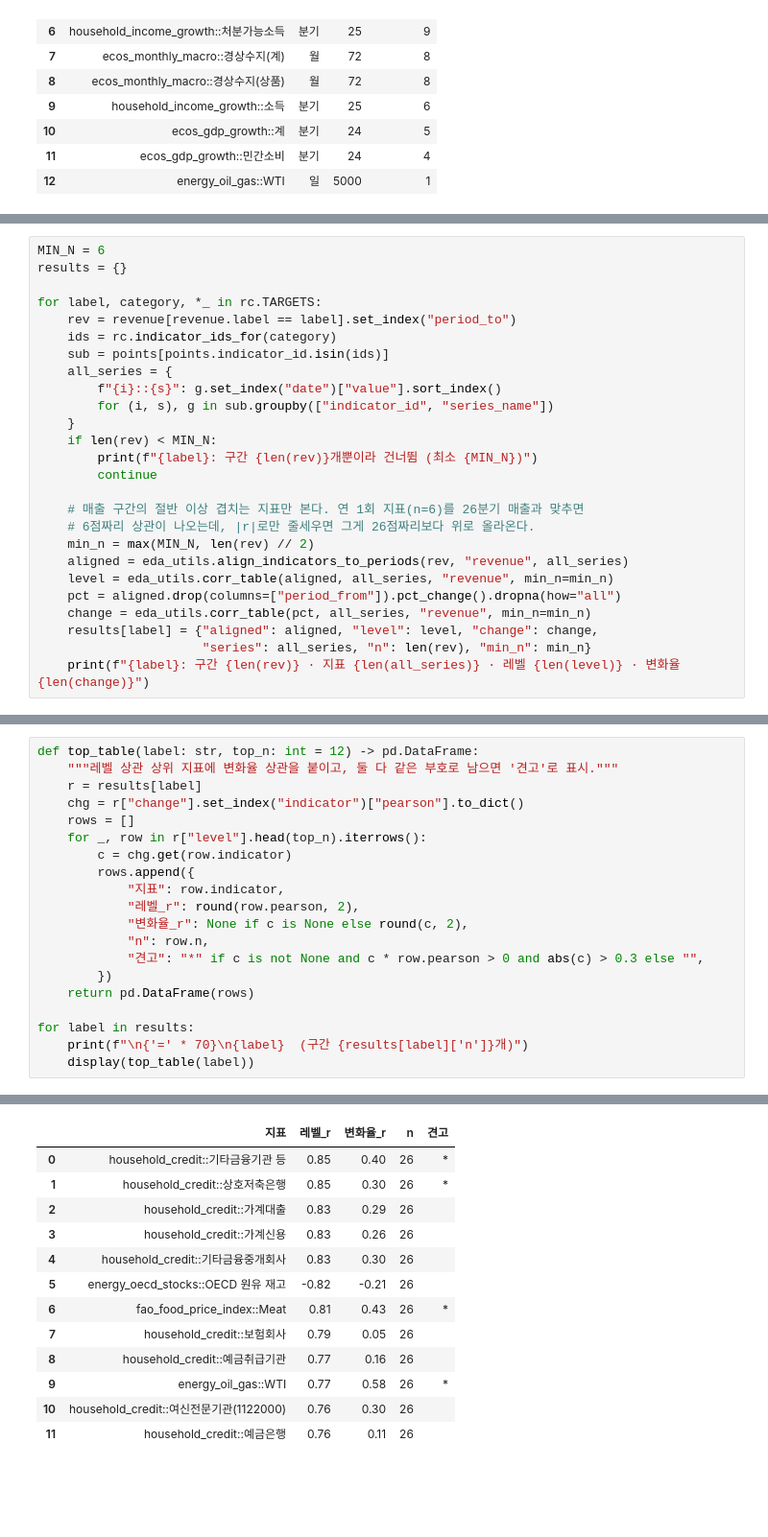
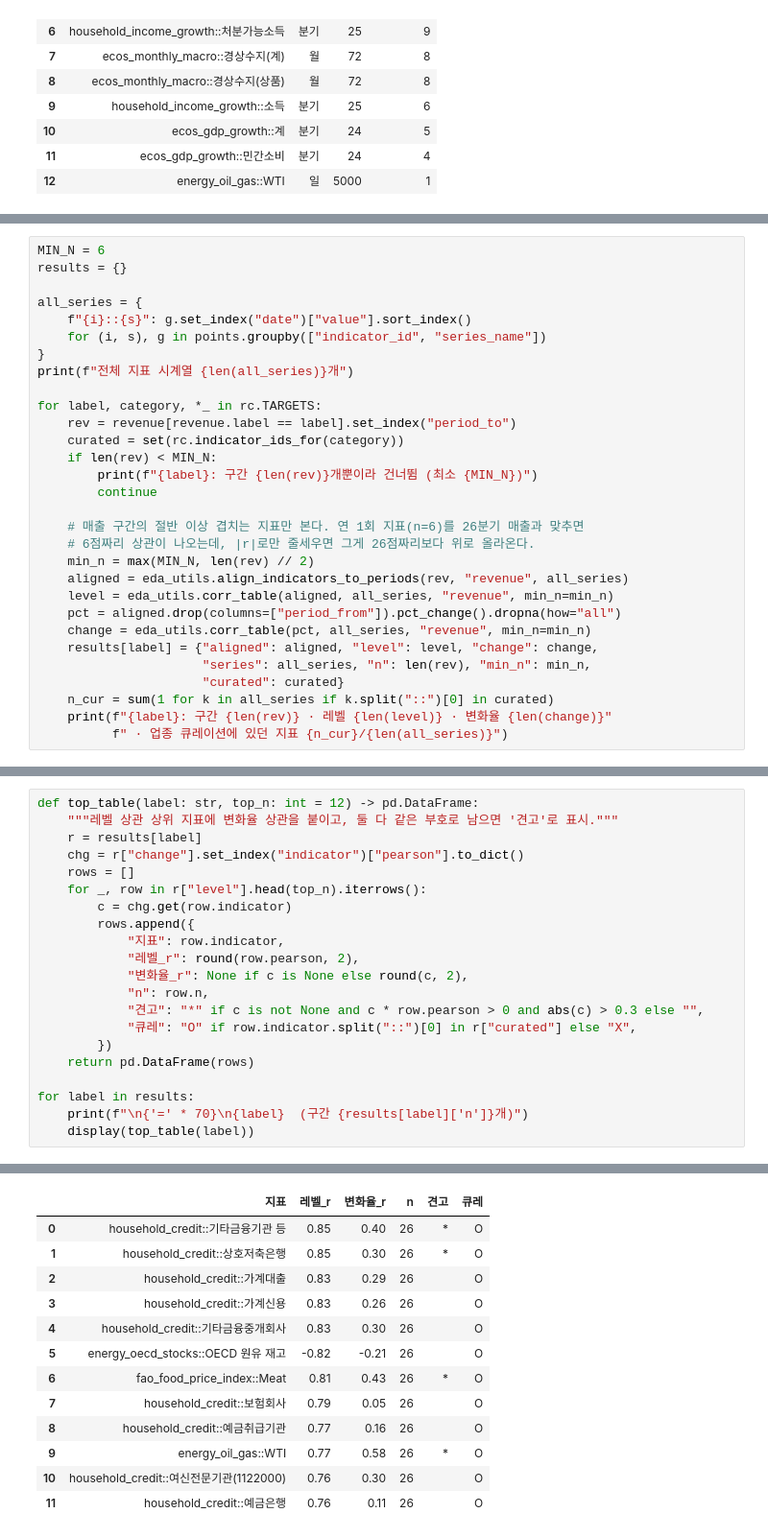
Before and after one commit to Mandu-DreamB/Food_Company_Sales, a Jupyter notebook: mandu/Eda/affiliates_correlation.ipynb, the cells around one changed output, grey strips where cells are left out. Shown at 96% size. Saved outputs shown, nothing was run; the diff lists cells and outputs as text; blank space fills up the shorter version.

```diff
--- a/mandu/Eda/affiliates_correlation.ipynb
+++ b/mandu/Eda/affiliates_correlation.ipynb
@@ -203,14 +209,15 @@ pd.DataFrame([
 MIN_N = 6
 results = {}
 
+all_series = {
+    f"{i}::{s}": g.set_index("date")["value"].sort_index()
+    for (i, s), g in points.groupby(["indicator_id", "series_name"])
+}
+print(f"전체 지표 시계열 {len(all_series)}개")
+
 for label, category, *_ in rc.TARGETS:
     rev = revenue[revenue.label == label].set_index("period_to")
-    ids = rc.indicator_ids_for(category)
-    sub = points[points.indicator_id.isin(ids)]
-    all_series = {
-        f"{i}::{s}": g.set_index("date")["value"].sort_index()
-        for (i, s), g in sub.groupby(["indicator_id", "series_name"])
-    }
+    curated = set(rc.indicator_ids_for(category))
     if len(rev) < MIN_N:
         print(f"{label}: 구간 {len(rev)}개뿐이라 건너뜀 (최소 {MIN_N})")
         continue
@@ -223,6 +230,9 @@ for label, category, *_ in rc.TARGETS:
     pct = aligned.drop(columns=["period_from"]).pct_change().dropna(how="all")
     change = eda_utils.corr_table(pct, all_series, "revenue", min_n=min_n)
     results[label] = {"aligned": aligned, "level": level, "change": change,
-                      "series": all_series, "n": len(rev), "min_n": min_n}
-    print(f"{label}: 구간 {len(rev)} · 지표 {len(all_series)} · 레벨 {len(level)} · 변화율 {len(change)}")
+                      "series": all_series, "n": len(rev), "min_n": min_n,
+                      "curated": curated}
+    n_cur = sum(1 for k in all_series if k.split("::")[0] in curated)
+    print(f"{label}: 구간 {len(rev)} · 레벨 {len(level)} · 변화율 {len(change)}"
+          f" · 업종 큐레이션에 있던 지표 {n_cur}/{len(all_series)}")
 # %% [output]
@@ -236,38 +247,39 @@ for label, category, *_ in rc.TARGETS:
 # %%
 def top_table(label: str, top_n: int = 12) -> pd.DataFrame:
     """레벨 상관 상위 지표에 변화율 상관을 붙이고, 둘 다 같은 부호로 남으면 '견고'로 표시."""
     r = results[label]
     chg = r["change"].set_index("indicator")["pearson"].to_dict()
     rows = []
     for _, row in r["level"].head(top_n).iterrows():
         c = chg.get(row.indicator)
         rows.append({
             "지표": row.indicator,
             "레벨_r": round(row.pearson, 2),
             "변화율_r": None if c is None else round(c, 2),
             "n": row.n,
             "견고": "*" if c is not None and c * row.pearson > 0 and abs(c) > 0.3 else "",
+            "큐레": "O" if row.indicator.split("::")[0] in r["curated"] else "X",
         })
     return pd.DataFrame(rows)
 
 for label in results:
     print(f"\n{'=' * 70}\n{label}  (구간 {results[label]['n']}개)")
     display(top_table(label))
 # %% [output]
 ======================================================================
 삼양홀딩스  (구간 26개)
-|  | 지표 | 레벨_r | 변화율_r | n | 견고 |
-| 0 | household_credit::기타금융기관 등 | 0.85 | 0.40 | 26 | * |
-| 1 | household_credit::상호저축은행 | 0.85 | 0.30 | 26 | * |
-| 2 | household_credit::가계대출 | 0.83 | 0.29 | 26 |  |
-| 3 | household_credit::가계신용 | 0.83 | 0.26 | 26 |  |
-| 4 | household_credit::기타금융중개회사 | 0.83 | 0.30 | 26 |  |
-| 5 | energy_oecd_stocks::OECD 원유 재고 | -0.82 | -0.21 | 26 |  |
-| 6 | fao_food_price_index::Meat | 0.81 | 0.43 | 26 | * |
-| 7 | household_credit::보험회사 | 0.79 | 0.05 | 26 |  |
-| 8 | household_credit::예금취급기관 | 0.77 | 0.16 | 26 |  |
-| 9 | energy_oil_gas::WTI | 0.77 | 0.58 | 26 | * |
-| 10 | household_credit::여신전문기관(1122000) | 0.76 | 0.30 | 26 |  |
-| 11 | household_credit::예금은행 | 0.76 | 0.11 | 26 |  |
+|  | 지표 | 레벨_r | 변화율_r | n | 견고 | 큐레 |
+| 0 | household_credit::기타금융기관 등 | 0.85 | 0.40 | 26 | * | O |
+| 1 | household_credit::상호저축은행 | 0.85 | 0.30 | 26 | * | O |
+| 2 | household_credit::가계대출 | 0.83 | 0.29 | 26 |  | O |
+| 3 | household_credit::가계신용 | 0.83 | 0.26 | 26 |  | O |
+| 4 | household_credit::기타금융중개회사 | 0.83 | 0.30 | 26 |  | O |
+| 5 | energy_oecd_stocks::OECD 원유 재고 | -0.82 | -0.21 | 26 |  | O |
+| 6 | fao_food_price_index::Meat | 0.81 | 0.43 | 26 | * | O |
+| 7 | household_credit::보험회사 | 0.79 | 0.05 | 26 |  | O |
+| 8 | household_credit::예금취급기관 | 0.77 | 0.16 | 26 |  | O |
+| 9 | energy_oil_gas::WTI | 0.77 | 0.58 | 26 | * | O |
+| 10 | household_credit::여신전문기관(1122000) | 0.76 | 0.30 | 26 |  | O |
+| 11 | household_credit::예금은행 | 0.76 | 0.11 | 26 |  | O |
 ======================================================================
 삼양사(식품)  (구간 18개)
```
Also changed, not shown: parts of 18 cells of this notebook, 2 other files.
